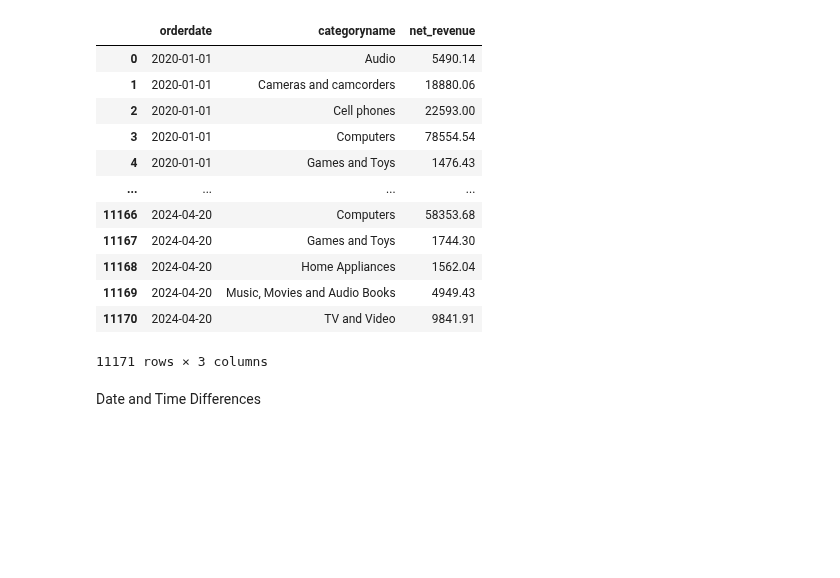
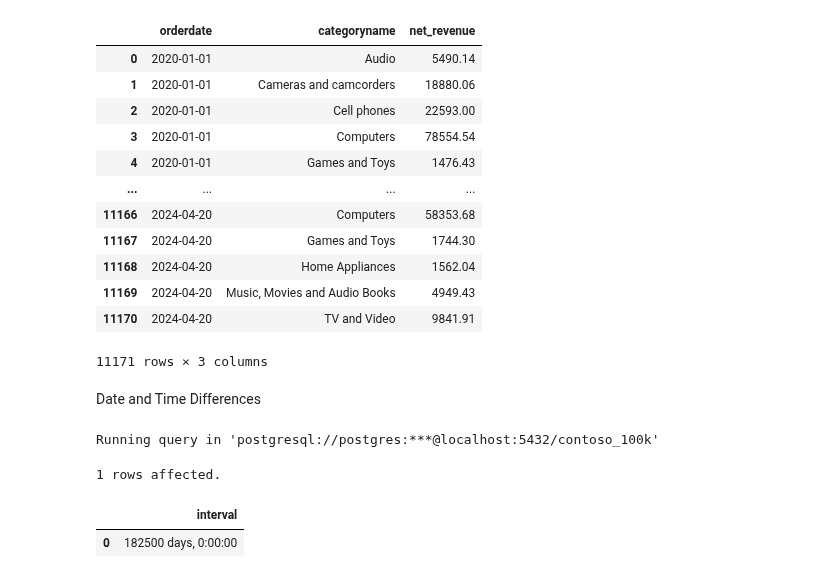
Before and after one commit to Chinedu-analysis/Chinedu-analysis, a Jupyter notebook: Resources/Blank_SQL_Notebook.ipynb, the cells around one changed output. Saved outputs shown, nothing was run; the diff lists cells and outputs as text; code cells hidden in the pictures; blank space fills up the shorter version.

```diff
--- a/Resources/Blank_SQL_Notebook.ipynb
+++ b/Resources/Blank_SQL_Notebook.ipynb
@@ -741,3 +741,16 @@ Running query in 'postgresql://postgres:***@localhost:5432/contoso_100k'
 11171 rows × 3 columns
 # %% [markdown]
 Date and Time Differences
+# %%
+
+%%sql
+
+--Use INTERVALS
+
+Select
+  Interval '5 centuries'
+# %% [output]
+Running query in 'postgresql://postgres:***@localhost:5432/contoso_100k'
+1 rows affected.
+|  | interval |
+| 0 | 182500 days, 0:00:00 |
```
Also changed, not shown: parts of 2 cells of this notebook.
